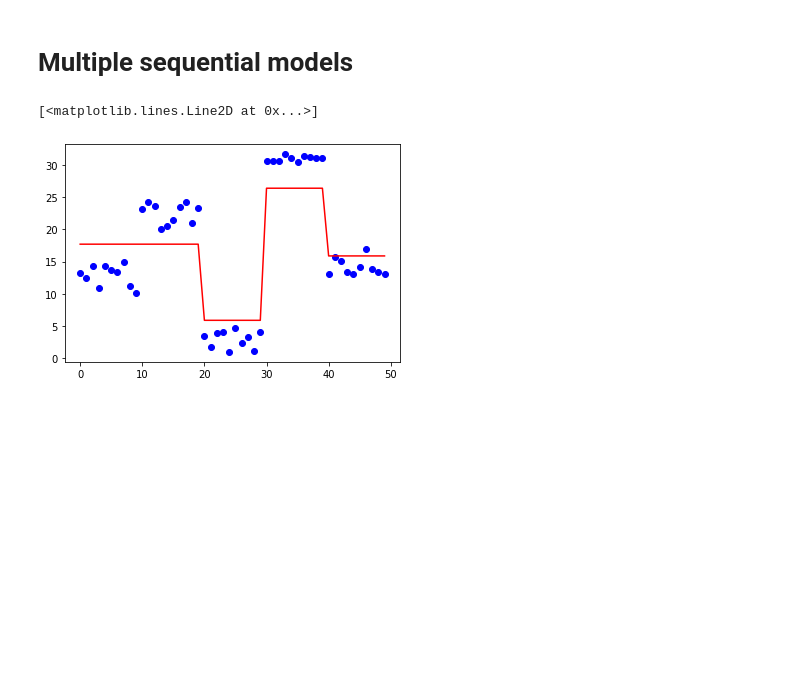
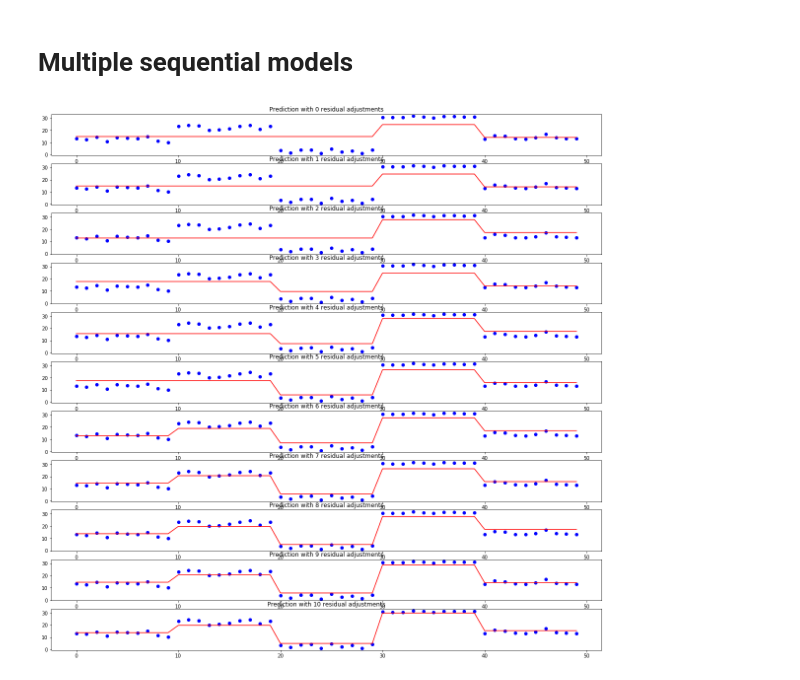
Before and after one commit to robreeves/ml-learning, a Jupyter notebook: Boosting.ipynb, the cells around one changed output. Saved outputs shown, nothing was run; the diff lists cells and outputs as text; code cells hidden in the pictures; blank space fills up the shorter version.

Commit message:
continuous gradient boosting example working

```diff
--- a/Boosting.ipynb
+++ b/Boosting.ipynb
@@ -80,28 +80,34 @@ plt.plot(x, y_pred_adjusted, 'r')
 # %%
 # fit first model on actual data
 # make depth one to simulate a bad fit
 model = tree.DecisionTreeRegressor(max_depth=1).fit(x, y)
 y_pred = model.predict(x)
 
-# fit residuals for gradient boosting
-res_fits = 5
+# number of sequenced models on residuals for gradient boosting
+res_fits = 10
 
-res_models = []
+f = plt.figure(figsize=(20,20))
+
+ax = f.add_subplot(res_fits + 1, 1, 1)
+ax.set_title("Prediction with 0 residual adjustments")
+ax.plot(x, y, 'bo')
+ax.plot(x, y_pred_adjusted, 'r')
+
 curr_y_pred = y_pred
 
 for i in range(res_fits):
     # calculate residuals
     residuals = np.subtract(y.flatten(), curr_y_pred)
 
     # fit a model to residuals
     res_model = tree.DecisionTreeRegressor(max_depth=1).fit(x, residuals)
-    res_models.append(res_model)
 
-    # make new predictions
+    # adjust predictions predictions
     curr_y_pred = np.add(curr_y_pred, res_model.predict(x))
 
-plt.plot(x, y, 'bo')
-plt.plot(x, curr_y_pred, 'r')
+    ax = f.add_subplot(res_fits + 1, 1, i + 2)
+    ax.set_title("Prediction with {} residual adjustments".format(i + 1))
+    ax.plot(x, y, 'bo')
+    ax.plot(x, curr_y_pred.copy(), 'r')
 # %% [output]
-[<matplotlib.lines.Line2D at 0x...>]
-[figure, old version]
+[figure, new version]
```
